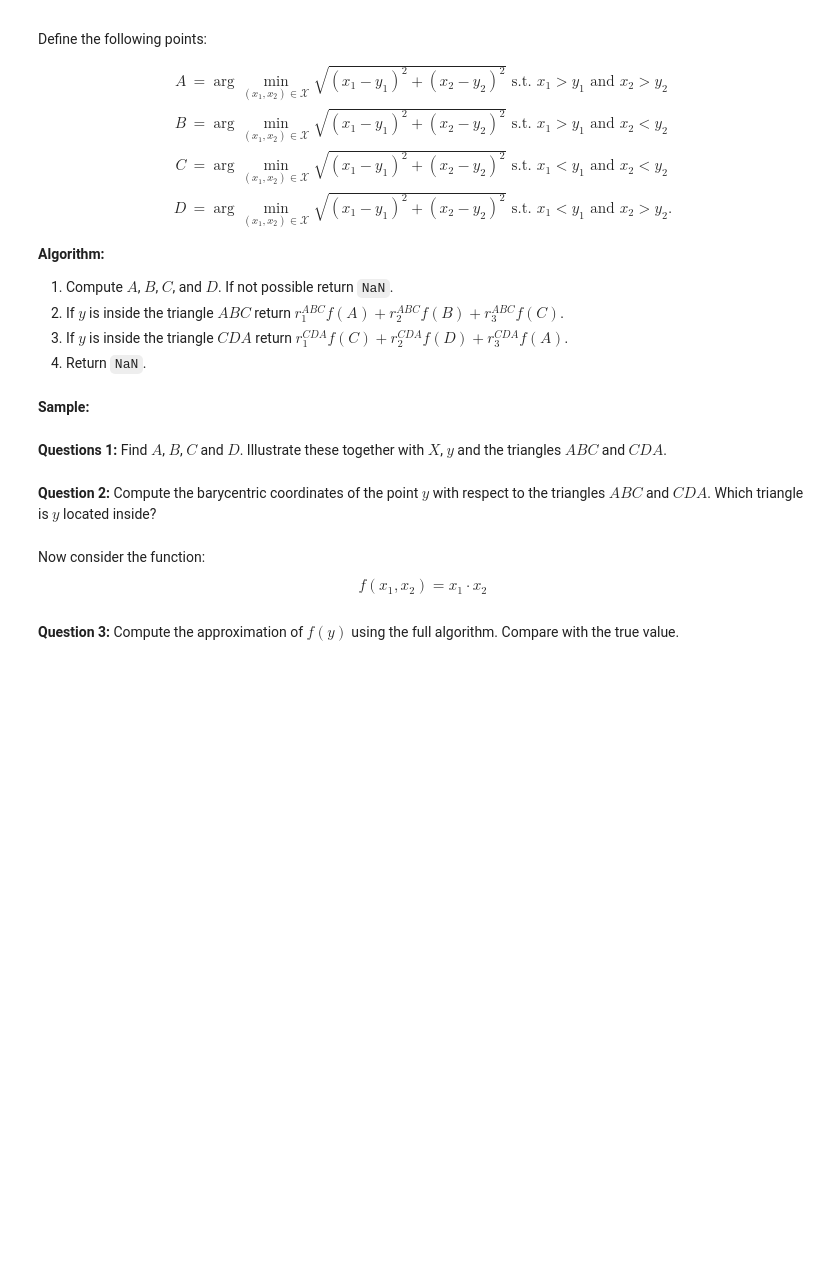
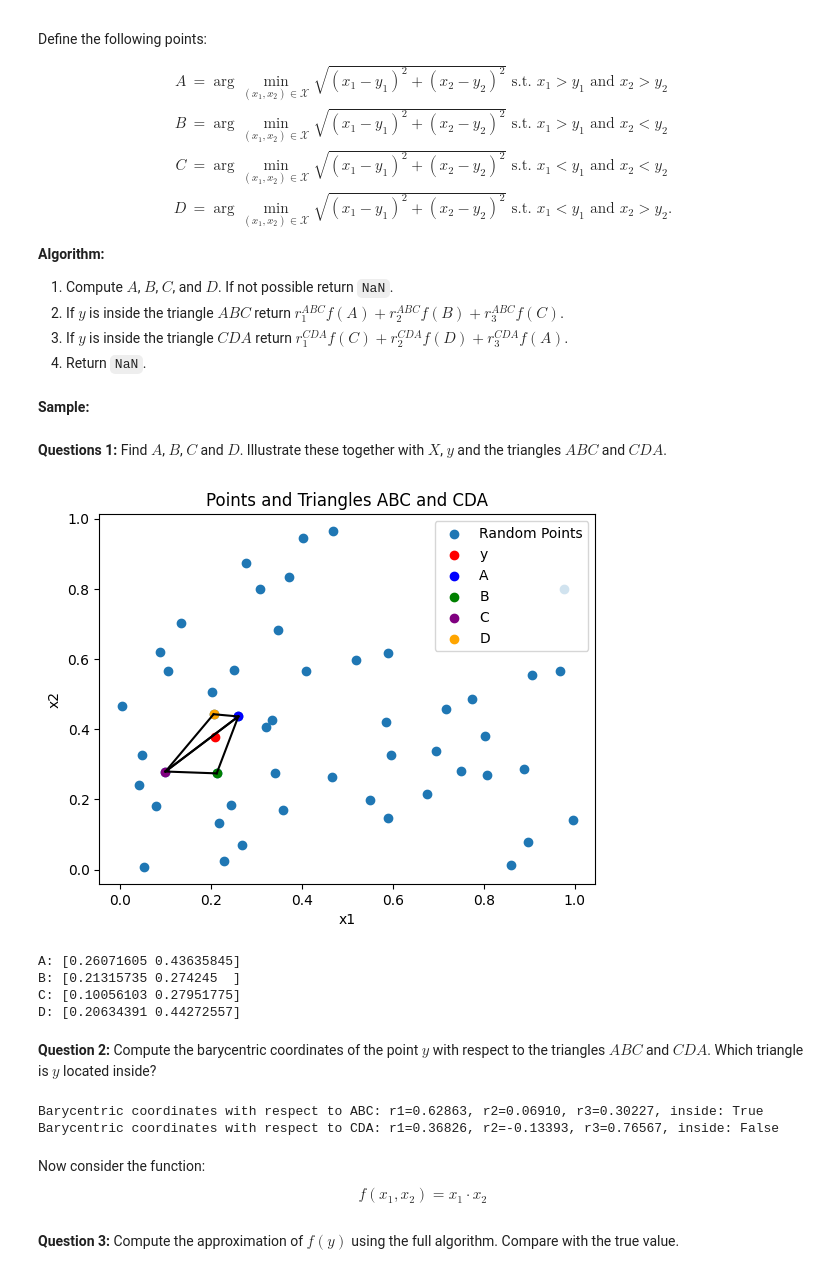
Before and after one commit to NumEconCopenhagen/projects-2024-tbm527, a Jupyter notebook: examproject/exam_2024.ipynb, the cells around one changed output. Saved outputs shown, nothing was run; the diff lists cells and outputs as text; code cells hidden in the pictures; blank space fills up the shorter version.

```diff
--- a/examproject/exam_2024.ipynb
+++ b/examproject/exam_2024.ipynb
@@ -298,2 +447,53 @@ y = rng.uniform(size=(2,))
+# %%
+# I set the seed for reproducibility
+rng = np.random.default_rng(2024)
+
+# I generate random points in the unit square
+X = rng.uniform(size=(50, 2))
+y = rng.uniform(size=(2,))
+
+# The function to compute Euclidean distance
+def euclidean_distance(p1, p2):
+    return np.sqrt((p1[0] - p2[0])**2 + (p1[1] - p2[1])**2)
+
+# I find the points A, B, C, and D
+A = min((p for p in X if p[0] > y[0] and p[1] > y[1]), key=lambda p: euclidean_distance(p, y))
+B = min((p for p in X if p[0] > y[0] and p[1] < y[1]), key=lambda p: euclidean_distance(p, y))
+C = min((p for p in X if p[0] < y[0] and p[1] < y[1]), key=lambda p: euclidean_distance(p, y))
+D = min((p for p in X if p[0] < y[0] and p[1] > y[1]), key=lambda p: euclidean_distance(p, y))
+
+# I plot the points and the triangles
+plt.scatter(X[:, 0], X[:, 1], label='Random Points')
+plt.scatter(*y, color='red', label='y')
+plt.scatter(*A, color='blue', label='A')
+plt.scatter(*B, color='green', label='B')
+plt.scatter(*C, color='purple', label='C')
+plt.scatter(*D, color='orange', label='D')
+
+# Plotting triangles ABC and CDA
+plt.plot([A[0], B[0]], [A[1], B[1]], color='black')
+plt.plot([B[0], C[0]], [B[1], C[1]], color='black')
+plt.plot([C[0], A[0]], [C[1], A[1]], color='black')
+
+plt.plot([C[0], D[0]], [C[1], D[1]], color='black')
+plt.plot([D[0], A[0]], [D[1], A[1]], color='black')
+plt.plot([A[0], C[0]], [A[1], C[1]], color='black')
+
+plt.legend()
+plt.xlabel('x1')
+plt.ylabel('x2')
+plt.title('Points and Triangles ABC and CDA')
+plt.show()
+
+print("A:", A)
+print("B:", B)
+print("C:", C)
+print("D:", D)
+# %% [output]
+[figure, added]
+A: [0.26071605 0.43635845]
+B: [0.21315735 0.274245  ]
+C: [0.10056103 0.27951775]
+D: [0.20634391 0.44272557]
 # %% [markdown]
 **Question 2:** Compute the barycentric coordinates of the point $y$ with respect to the triangles $ABC$ and $CDA$. Which triangle is $y$ located inside?
@@ -302,3 +500,25 @@ y = rng.uniform(size=(2,))
+# %%
+def barycentric_coordinates(A, B, C, P):
+    detT = (B[1] - C[1]) * (A[0] - C[0]) + (C[0] - B[0]) * (A[1] - C[1])
+    r1 = ((B[1] - C[1]) * (P[0] - C[0]) + (C[0] - B[0]) * (P[1] - C[1])) / detT
+    r2 = ((C[1] - A[1]) * (P[0] - C[0]) + (A[0] - C[0]) * (P[1] - C[1])) / detT
+    r3 = 1 - r1 - r2
+    return r1, r2, r3
+
+def is_inside_triangle(r1, r2, r3):
+    return 0 <= r1 <= 1 and 0 <= r2 <= 1 and 0 <= r3 <= 1
+
+rABC1, rABC2, rABC3 = barycentric_coordinates(A, B, C, y)
+rCDA1, rCDA2, rCDA3 = barycentric_coordinates(C, D, A, y)
+
+inside_ABC = is_inside_triangle(rABC1, rABC2, rABC3)
+inside_CDA = is_inside_triangle(rCDA1, rCDA2, rCDA3)
+
+print(f"Barycentric coordinates with respect to ABC: r1={rABC1:.5f}, r2={rABC2:.5f}, r3={rABC3:.5f}, inside: {inside_ABC}")
+print(f"Barycentric coordinates with respect to CDA: r1={rCDA1:.5f}, r2={rCDA2:.5f}, r3={rCDA3:.5f}, inside: {inside_CDA}")
+# %% [output]
+Barycentric coordinates with respect to ABC: r1=0.62863, r2=0.06910, r3=0.30227, inside: True
+Barycentric coordinates with respect to CDA: r1=0.36826, r2=-0.13393, r3=0.76567, inside: False
 # %% [markdown]
 Now consider the function:
 $$
```
Also changed, not shown: parts of 19 cells of this notebook, 1 other file.
